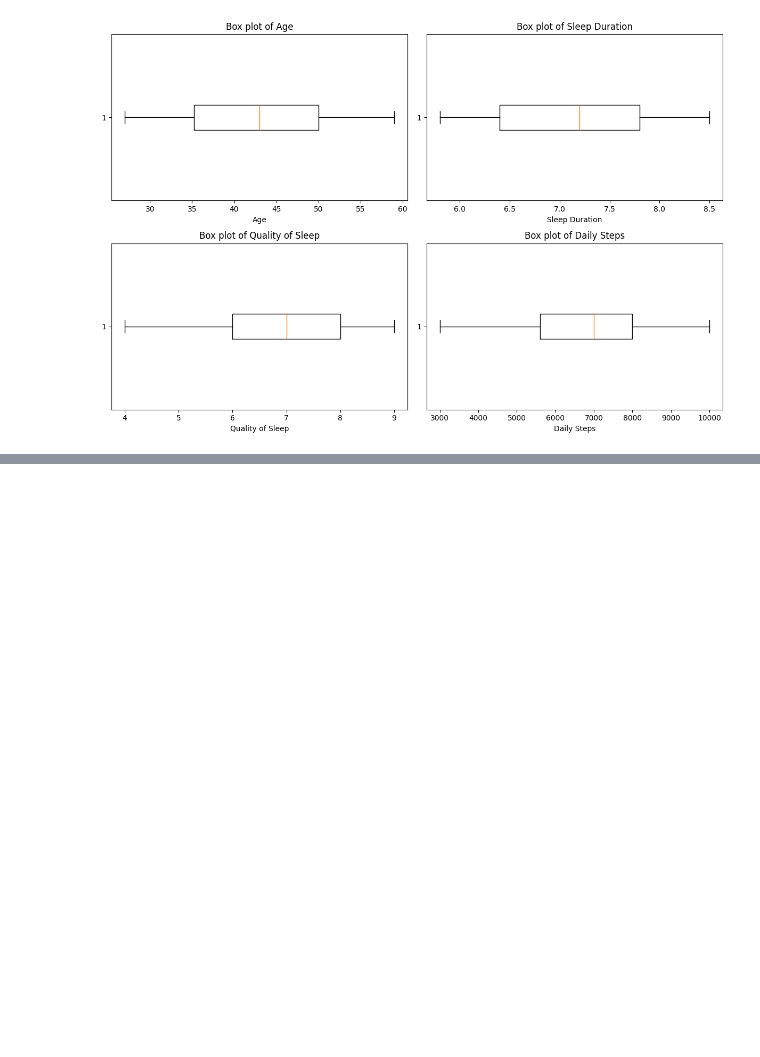
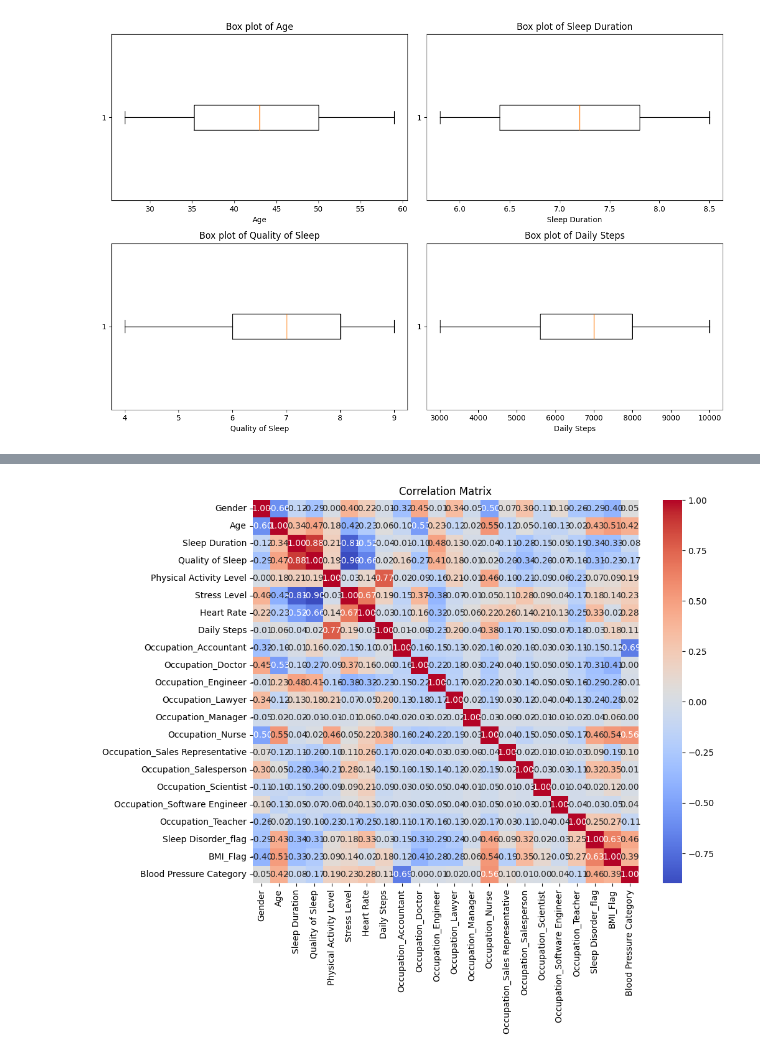
Before and after one commit to sonalkumarasinghe-ctrl/EE-Term_01, a Jupyter notebook: Session 2/sleep_data_trained.ipynb, the cells around one changed output, grey strips where cells are left out. Cells and saved outputs as stored; diff of their text form; code cells hidden in the pictures; blank space fills up the shorter version.

```diff
--- a/Session 2/sleep_data_trained.ipynb
+++ b/Session 2/sleep_data_trained.ipynb
@@ -169,3 +172,5 @@ input_data.head()
 5 rows × 23 columns
 # %%
+input_data['BMI_Flag'] = input_data['BMI Category'].apply(lambda x: 0 if x == 'Normal' else (1 if x == 'Overweight' else (-1 if x == 'Obese' else None)))
+input_data[['BMI Category', 'BMI_Flag']].head()
 # %% [output]
@@ -172,0 +192,16 @@ NameError: name 'nput_data' is not defined
+# %%
+def blood_pressure_check(str):
+    systolic, diastolic = str.split('/')
+    systolic = int(systolic)
+    diastolic = int(diastolic)
+    if systolic < 120 and diastolic < 80:
+        return 0 #'Normal'
+    elif 120 <= systolic < 130 and diastolic < 80:
+        return 1 #'Elevated'
+    elif 130 <= systolic < 140 or 80 <= diastolic < 90:
+        return 2 #'High Blood Pressure Stage 1'
+    elif systolic >= 140 or diastolic >= 90:
+        return 3 #'High Blood Pressure Stage 2'
+    else:
+        return 0 #'Unknown'
+input_data['Blood Pressure Category'] = input_data['Blood Pressure'].apply(blood_pressure_check)
@@ -172,0 +218,3 @@ NameError: name 'nput_data' is not defined
+# %%
+input_data=input_data.drop(columns=['BMI Category','Sleep Disorder','Blood Pressure'])
+input_data.head()
@@ -172,0 +229,12 @@ NameError: name 'nput_data' is not defined
+# %%
+#20
+import seaborn as sns
+import matplotlib.pyplot as plt
+
+corr_matrix = input_data.corr()
+plt.figure(figsize=(10,8))
+sns.heatmap(corr_matrix, annot=True, cmap='coolwarm', fmt='.2f')
+plt.title('Correlation Matrix')
+plt.show()
+# %% [output]
+[figure, added]
```
Also changed, not shown: parts of 6 cells of this notebook.
